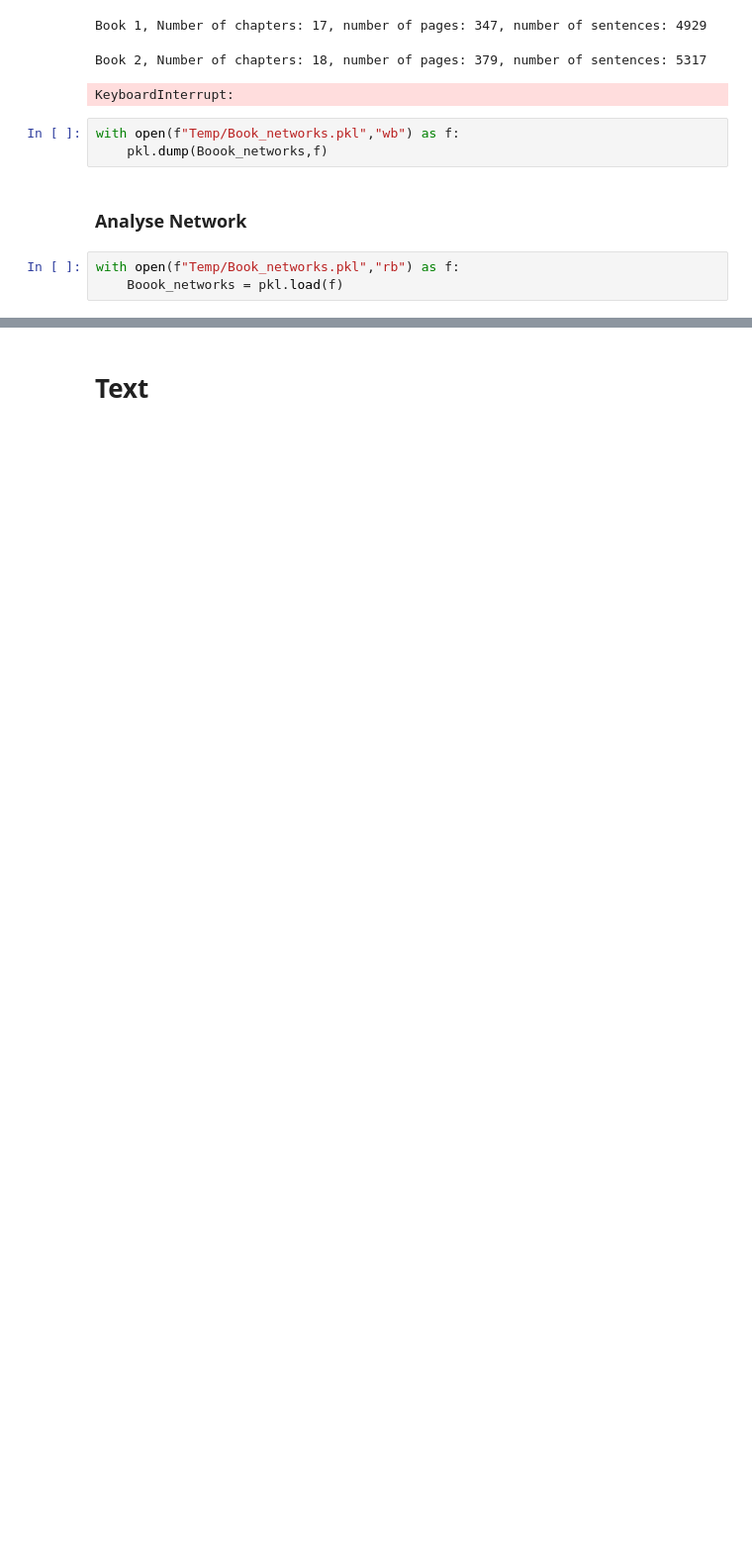
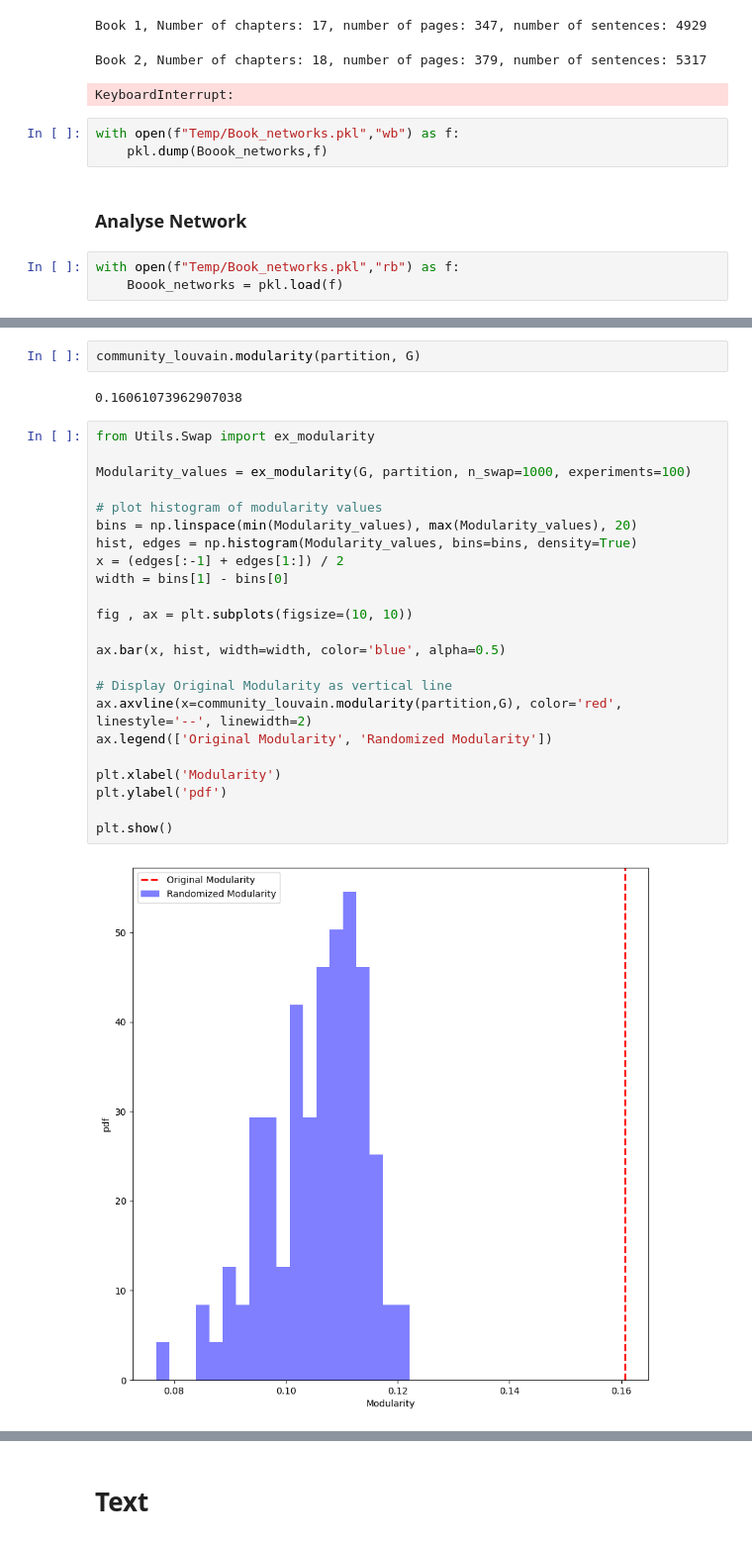
Before and after one commit to Magnus-Harder/CSS_Project, a Jupyter notebook: explainer_notebook.ipynb, the cells around one changed output, grey strips where cells are left out. Shown: that part at 99% size. Saved outputs shown, nothing was run; the diff lists cells and outputs as text; blank space fills up the shorter version.

```diff
--- a/explainer_notebook.ipynb
+++ b/explainer_notebook.ipynb
@@ -659,0 +785,29 @@ EdgeView([('Vernon Dursley', 'Petunia Dursley'), ('Vernon Dursley', 'Dudley Durs
+# %%
+community_louvain.modularity(partition, G)
+# %% [output]
+0.16061073962907038
+# %%
+from Utils.Swap import ex_modularity
+
+Modularity_values = ex_modularity(G, partition, n_swap=1000, experiments=100)
+
+# plot histogram of modularity values
+bins = np.linspace(min(Modularity_values), max(Modularity_values), 20)
+hist, edges = np.histogram(Modularity_values, bins=bins, density=True)
+x = (edges[:-1] + edges[1:]) / 2
+width = bins[1] - bins[0]
+
+fig , ax = plt.subplots(figsize=(10, 10))
+
+ax.bar(x, hist, width=width, color='blue', alpha=0.5)
+
+# Display Original Modularity as vertical line
+ax.axvline(x=community_louvain.modularity(partition,G), color='red', linestyle='--', linewidth=2)
+ax.legend(['Original Modularity', 'Randomized Modularity'])
+
+plt.xlabel('Modularity')
+plt.ylabel('pdf')
+
+plt.show()
+# %% [output]
+[figure, added]
```
Also changed, not shown: parts of 15 cells of this notebook, 2 other files.
